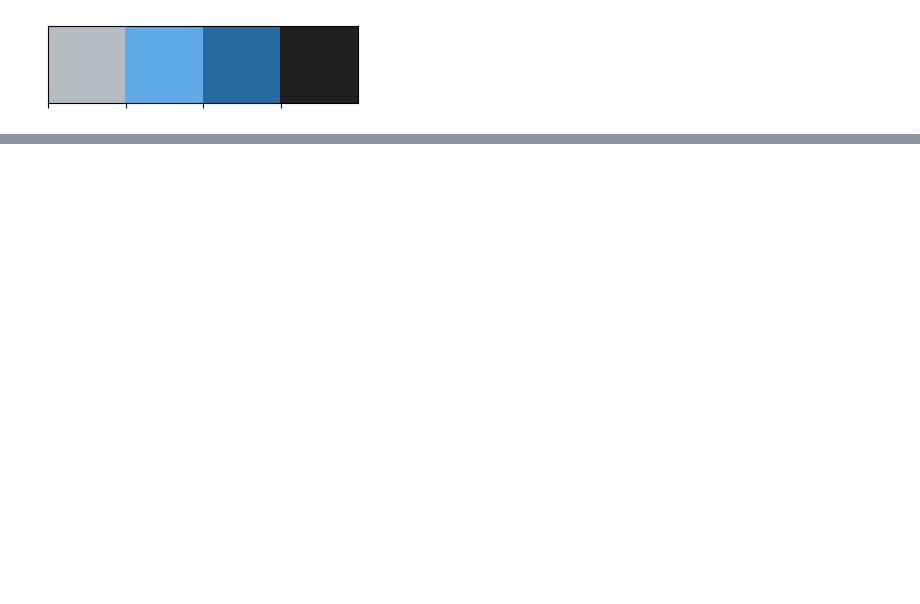
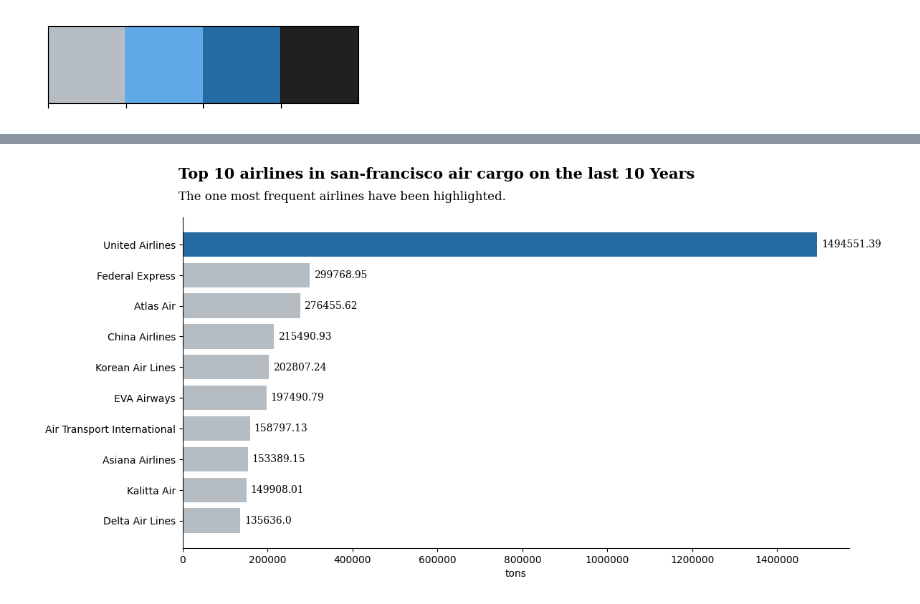
Before and after one commit to ikhsan-muhammad/p01-airplane_cargo, a Jupyter notebook: p01-airplane-cargo.ipynb, the cells around one changed output, grey strips where cells are left out. Drawn from its saved outputs; the diff is of its cells as text; code cells hidden in the pictures; blank space fills up the shorter version.

Commit message:
Kaggle Notebook | p01-airplane_cargo | Version 18

```diff
--- a/p01-airplane-cargo.ipynb
+++ b/p01-airplane-cargo.ipynb
@@ -242,0 +240,4 @@ ratio = pd.DataFrame(r).T
+# %%
+decade_data = dfcopy[dfcopy.activity_period_start_date.dt.year >= 2014].reset_index(drop=True)
+
+decade_data.info()
@@ -243 +304,41 @@ ratio = pd.DataFrame(r).T
+# %%
+def tonage_barh_plot(data,y_pos,hig_count=0,title='',subtitle=''):
+    #plotting
+    fig, ax = plt.subplots(figsize=(12,6))
+    plt.ticklabel_format(style='plain')
+
+    color_map = ['#B6BDC2' for _ in range(len(data))]
+    for i in range(min(hig_count, len(data))):
+        color_map[i] = '#276BA3'
+
+    # Title and sub-title
+    fig.text(0.12, 0.97, title, fontsize=15, fontweight='bold', fontfamily='serif')
+    fig.text(0.12, 0.92, subtitle, fontsize=12, fontweight='light', fontfamily='serif')
+
+    #y_pos:jumlah data yang akan di tampilkan
+    ax.barh(y_pos, data, color=color_map)
+    ax.set_yticks(y_pos, labels=data.index)
+    ax.set_xlabel('tons')
+    ax.invert_yaxis()
+
+    #remove all border
+    for i in ['top','right']:
+        ax.spines[i].set_visible(False)
+
+    #annotations
+    for i, j in zip(data.index,y_pos):
+        ax.annotate(f"{data[i]}",
+                    xy=(data[i] + 10e3, y_pos[j]),
+                    va='center', fontweight='light', fontfamily='serif')
+# %%
+#data1
+top10_airline = decade_data.groupby('operating_airline')['cargo_metric_tons'].sum().round(2).sort_values(ascending=False)[:10]
+y_pos = np.arange(len(top10_airline))
+
+#plot1
+title = 'Top 10 airlines in san-francisco air cargo on the last 10 Years'
+subtitle = 'The one most frequent airlines have been highlighted.'
+tonage_barh_plot(top10_airline,y_pos,1,title=title,subtitle=subtitle)
+# %% [output]
+[figure, added]
 # %%
```
Also changed, not shown: parts of 19 cells of this notebook.
